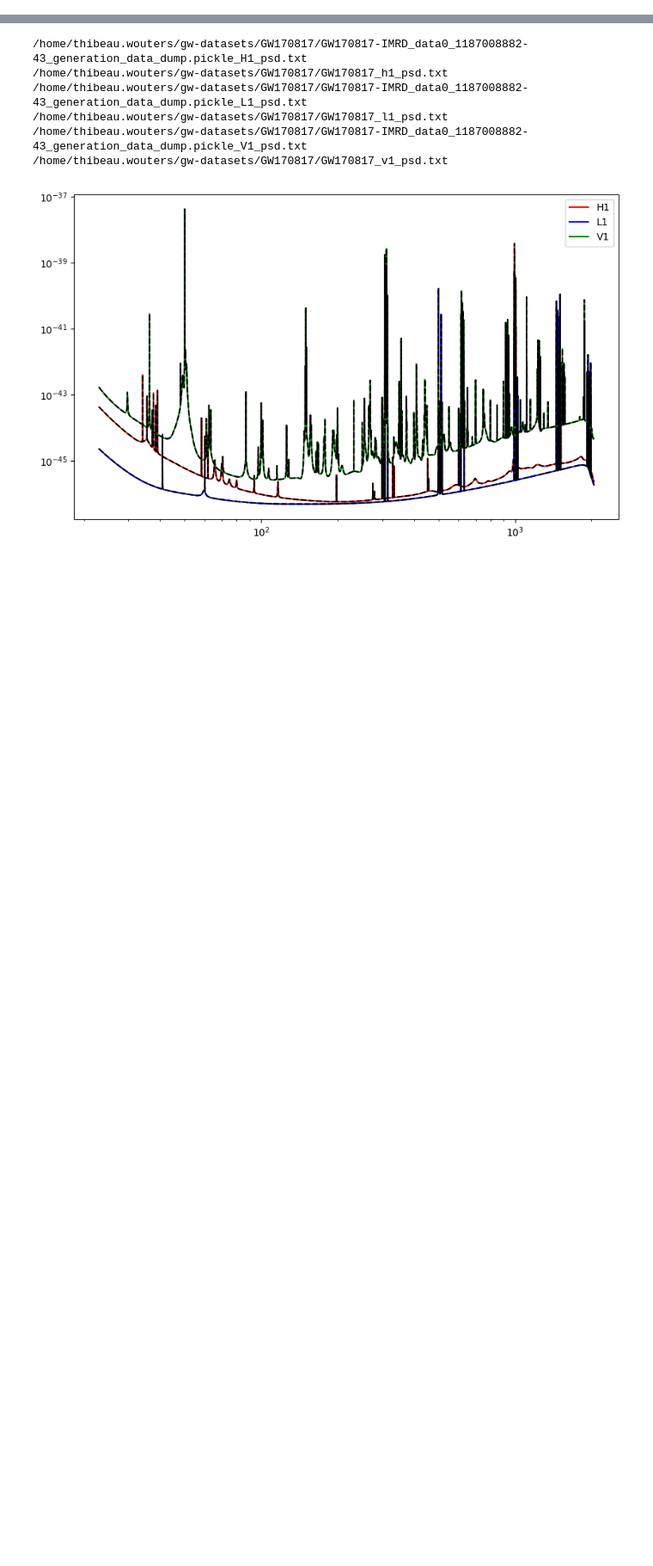
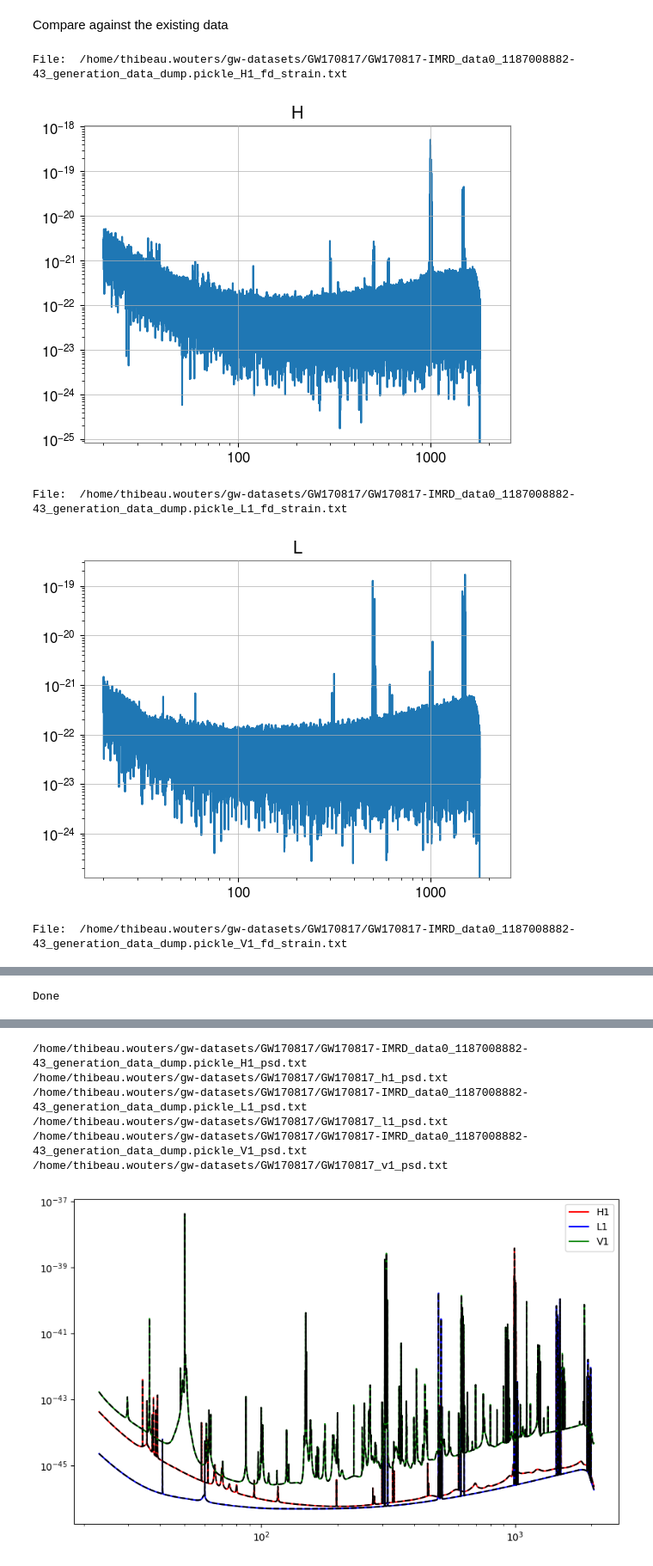
Before and after one commit to ThibeauWouters/TurboPE-BNS, a Jupyter notebook: real_events/sanity_check.ipynb, the cells around one changed output, grey strips where cells are left out. Shown at 86% size. Saved outputs shown, nothing was run; the diff lists cells and outputs as text; code cells hidden in the pictures; blank space fills up the shorter version.

```diff
--- a/real_events/sanity_check.ipynb
+++ b/real_events/sanity_check.ipynb
@@ -43,0 +255,26 @@ Example file:  /home/thibeau.wouters/gw-datasets/GW170817/V-V1_LOSC_CLN_16_V1-11
+# %% [markdown]
+Compare against the existing data
+# %%
+data_freq_name = 16
+for detector, name in zip([H1, L1, V1], ["H", "L", "V"]):
+    file = f"{data_path}GW170817-IMRD_data0_1187008882-43_generation_data_dump.pickle_{name}1_fd_strain.txt"
+
+    print("File: ", file)
+    f, data_re, data_im = np.loadtxt(file, unpack=True)
+    data = data_re + 1j * data_im
+
+    mask = (f > fmin) & (f < fmax)
+    f = f[mask]
+    data = data[mask]
+
+    plt.loglog(f, np.abs(data))
+    plt.title(name)
+    plt.show()
+
+print("Done")
+# %% [output]
+File:  /home/thibeau.wouters/gw-datasets/GW170817/GW170817-IMRD_data0_1187008882-43_generation_data_dump.pickle_H1_fd_strain.txt
+[figure, added]
+File:  /home/thibeau.wouters/gw-datasets/GW170817/GW170817-IMRD_data0_1187008882-43_generation_data_dump.pickle_L1_fd_strain.txt
+[figure, added]
+File:  /home/thibeau.wouters/gw-datasets/GW170817/GW170817-IMRD_data0_1187008882-43_generation_data_dump.pickle_V1_fd_strain.txt
@@ -43,0 +282 @@ Example file:  /home/thibeau.wouters/gw-datasets/GW170817/V-V1_LOSC_CLN_16_V1-11
+Done
```
Also changed, not shown: parts of 13 cells of this notebook.
